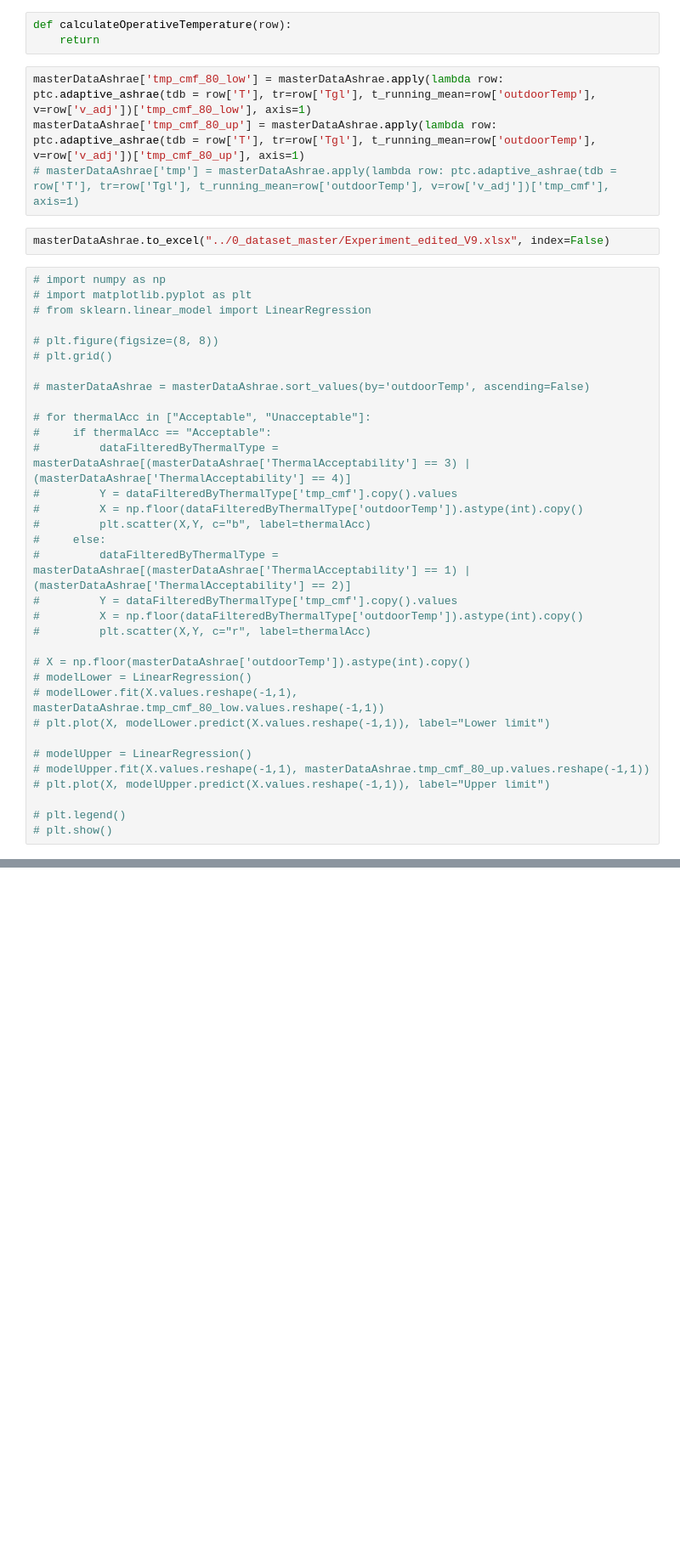
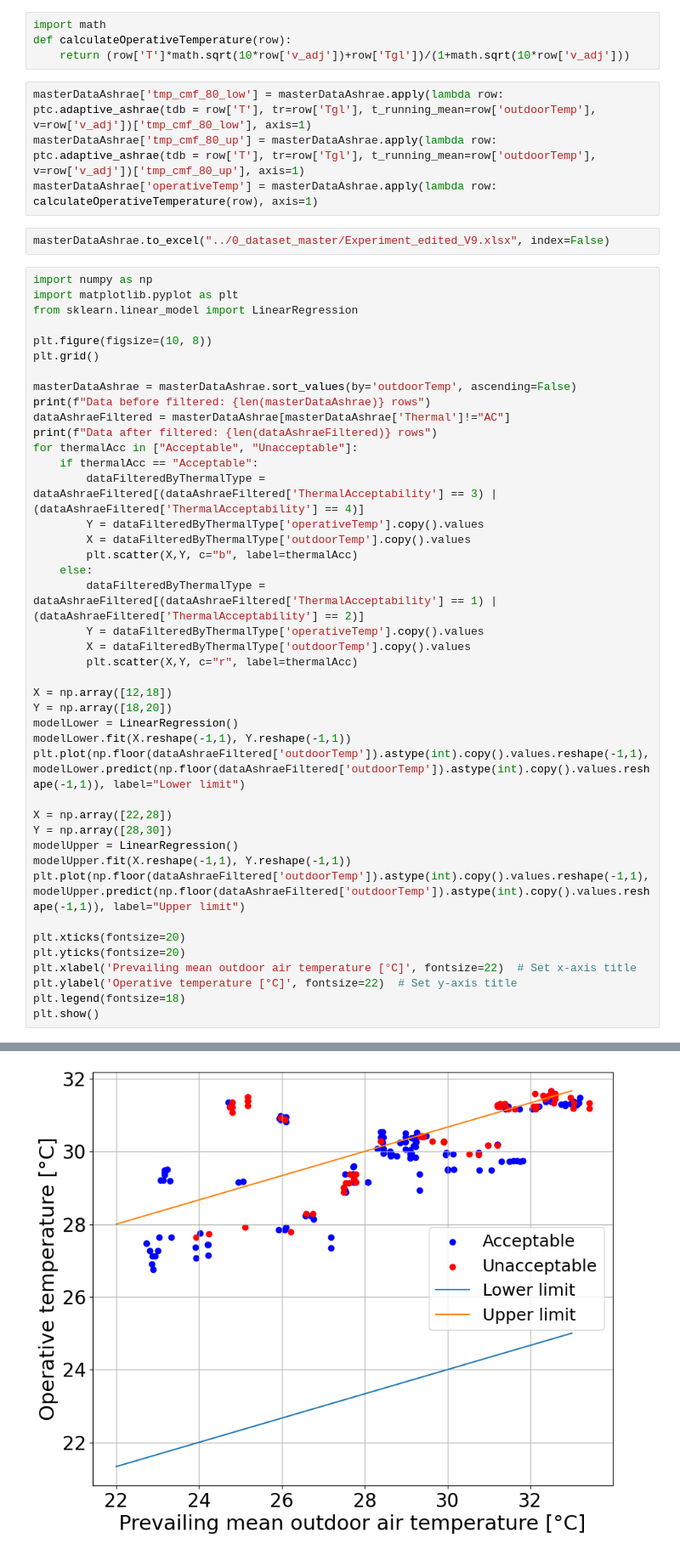
Before and after one commit to afifhrz/cognitive_learning, a Jupyter notebook: 19_bubble_plot/19_bubble_plot.ipynb, the cells around one changed output, grey strips where cells are left out. Shown at 85% size. Saved outputs shown, nothing was run; the diff lists cells and outputs as text; blank space fills up the shorter version.

Commit message:
ashrae 55

```diff
--- a/19_bubble_plot/19_bubble_plot.ipynb
+++ b/19_bubble_plot/19_bubble_plot.ipynb
@@ -139,45 +135,56 @@ def getOutdoorTemp(x):
     return outdoorTemp[(outdoorTemp['Date']>=x['Start Date']) & (outdoorTemp['Date_plus_5_minutes']<=x['End Date'])]['Temperature (S-THC 21661173:21555952-1), *C, ideaslab'].mean()
 
 masterDataAshrae['outdoorTemp'] = masterDataAshrae.apply(lambda row: getOutdoorTemp(row), axis=1)
-# %%
-def calculateOperativeTemperature(row):
-    return
+# %%
+import math
+def calculateOperativeTemperature(row):
+    return (row['T']*math.sqrt(10*row['v_adj'])+row['Tgl'])/(1+math.sqrt(10*row['v_adj']))
 # %%
 masterDataAshrae['tmp_cmf_80_low'] = masterDataAshrae.apply(lambda row: ptc.adaptive_ashrae(tdb = row['T'], tr=row['Tgl'], t_running_mean=row['outdoorTemp'], v=row['v_adj'])['tmp_cmf_80_low'], axis=1)
 masterDataAshrae['tmp_cmf_80_up'] = masterDataAshrae.apply(lambda row: ptc.adaptive_ashrae(tdb = row['T'], tr=row['Tgl'], t_running_mean=row['outdoorTemp'], v=row['v_adj'])['tmp_cmf_80_up'], axis=1)
-# masterDataAshrae['tmp'] = masterDataAshrae.apply(lambda row: ptc.adaptive_ashrae(tdb = row['T'], tr=row['Tgl'], t_running_mean=row['outdoorTemp'], v=row['v_adj'])['tmp_cmf'], axis=1)
+masterDataAshrae['operativeTemp'] = masterDataAshrae.apply(lambda row: calculateOperativeTemperature(row), axis=1)
 # %%
 masterDataAshrae.to_excel("../0_dataset_master/Experiment_edited_V9.xlsx", index=False)
 # %%
-# import numpy as np
-# import matplotlib.pyplot as plt
-# from sklearn.linear_model import LinearRegression
+import numpy as np
+import matplotlib.pyplot as plt
+from sklearn.linear_model import LinearRegression
 
-# plt.figure(figsize=(8, 8))
-# plt.grid()
+plt.figure(figsize=(10, 8))
+plt.grid()
 
-# masterDataAshrae = masterDataAshrae.sort_values(by='outdoorTemp', ascending=False)
+masterDataAshrae = masterDataAshrae.sort_values(by='outdoorTemp', ascending=False)
+print(f"Data before filtered: {len(masterDataAshrae)} rows")
+dataAshraeFiltered = masterDataAshrae[masterDataAshrae['Thermal']!="AC"]
+print(f"Data after filtered: {len(dataAshraeFiltered)} rows")
+for thermalAcc in ["Acceptable", "Unacceptable"]:
+    if thermalAcc == "Acceptable":
+        dataFilteredByThermalType = dataAshraeFiltered[(dataAshraeFiltered['ThermalAcceptability'] == 3) | (dataAshraeFiltered['ThermalAcceptability'] == 4)]
+        Y = dataFilteredByThermalType['operativeTemp'].copy().values
+        X = dataFilteredByThermalType['outdoorTemp'].copy().values
+        plt.scatter(X,Y, c="b", label=thermalAcc)
+    else:
+        dataFilteredByThermalType = dataAshraeFiltered[(dataAshraeFiltered['ThermalAcceptability'] == 1) | (dataAshraeFiltered['ThermalAcceptability'] == 2)]
+        Y = dataFilteredByThermalType['operativeTemp'].copy().values
+        X = dataFilteredByThermalType['outdoorTemp'].copy().values
+        plt.scatter(X,Y, c="r", label=thermalAcc)
 
-# for thermalAcc in ["Acceptable", "Unacceptable"]:
-#     if thermalAcc == "Acceptable":
-#         dataFilteredByThermalType = masterDataAshrae[(masterDataAshrae['ThermalAcceptability'] == 3) | (masterDataAshrae['ThermalAcceptability'] == 4)]
-#         Y = dataFilteredByThermalType['tmp_cmf'].copy().values
-#         X = np.floor(dataFilteredByThermalType['outdoorTemp']).astype(int).copy()
-#         plt.scatter(X,Y, c="b", label=thermalAcc)
-#     else:
-#         dataFilteredByThermalType = masterDataAshrae[(masterDataAshrae['ThermalAcceptability'] == 1) | (masterDataAshrae['ThermalAcceptability'] == 2)]
-#         Y = dataFilteredByThermalType['tmp_cmf'].copy().values
-#         X = np.floor(dataFilteredByThermalType['outdoorTemp']).astype(int).copy()
-#         plt.scatter(X,Y, c="r", label=thermalAcc)
+X = np.array([12,18])
+Y = np.array([18,20])
+modelLower = LinearRegression()
+modelLower.fit(X.reshape(-1,1), Y.reshape(-1,1))
+plt.plot(np.floor(dataAshraeFiltered['outdoorTemp']).astype(int).copy().values.reshape(-1,1), modelLower.predict(np.floor(dataAshraeFiltered['outdoorTemp']).astype(int).copy().values.reshape(-1,1)), label="Lower limit")
 
-# X = np.floor(masterDataAshrae['outdoorTemp']).astype(int).copy()
-# modelLower = LinearRegression()
-# modelLower.fit(X.values.reshape(-1,1), masterDataAshrae.tmp_cmf_80_low.values.reshape(-1,1))
-# plt.plot(X, modelLower.predict(X.values.reshape(-1,1)), label="Lower limit")
+X = np.array([22,28])
+Y = np.array([28,30])
+modelUpper = LinearRegression()
+modelUpper.fit(X.reshape(-1,1), Y.reshape(-1,1))
+plt.plot(np.floor(dataAshraeFiltered['outdoorTemp']).astype(int).copy().values.reshape(-1,1), modelUpper.predict(np.floor(dataAshraeFiltered['outdoorTemp']).astype(int).copy().values.reshape(-1,1)), label="Upper limit")
 
-# modelUpper = LinearRegression()
-# modelUpper.fit(X.values.reshape(-1,1), masterDataAshrae.tmp_cmf_80_up.values.reshape(-1,1))
-# plt.plot(X, modelUpper.predict(X.values.reshape(-1,1)), label="Upper limit")
-
-# plt.legend()
-# plt.show()
+plt.xticks(fontsize=20)
+plt.yticks(fontsize=20)
+plt.xlabel('Prevailing mean outdoor air temperature [°C]', fontsize=22)  # Set x-axis title
+plt.ylabel('Operative temperature [°C]', fontsize=22)  # Set y-axis title
+plt.legend(fontsize=18)
+plt.show()
+# %% [output]
@@ -183,0 +193 @@ masterDataAshrae.to_excel("../0_dataset_master/Experiment_edited_V9.xlsx", index
+[figure, added]
```
Also changed, not shown: parts of 2 cells of this notebook, 1 other file.
